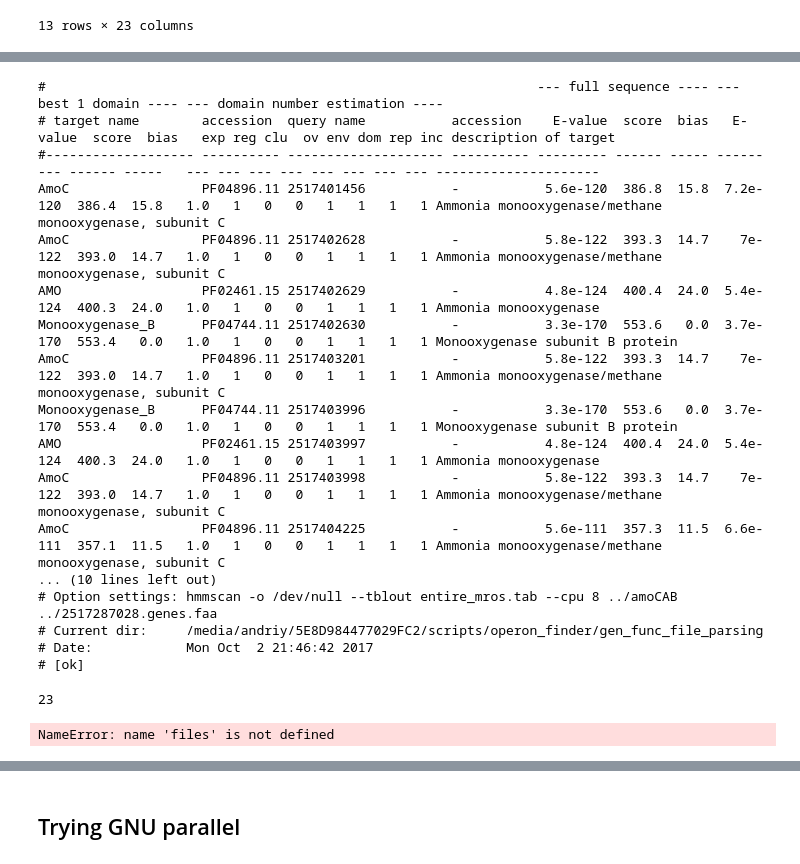
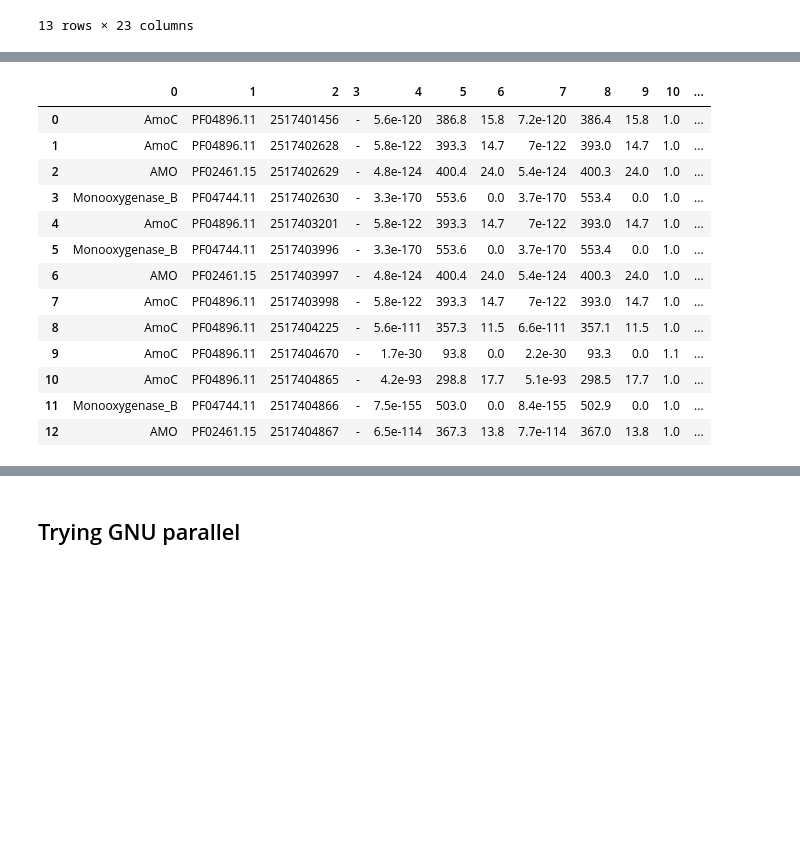
Before and after one commit to nyirock/operon_finder, a Jupyter notebook: gen_func_file_parsing/fasta_iterator.ipynb, the cells around one changed output, grey strips where cells are left out. Drawn from its saved outputs; the diff is of its cells as text; code cells hidden in the pictures; blank space fills up the shorter version.

Commit message:
working prototype when no splitting. mrosea tested

```diff
--- a/gen_func_file_parsing/fasta_iterator.ipynb
+++ b/gen_func_file_parsing/fasta_iterator.ipynb
@@ -48,0 +53,16 @@ Wall time: 109 ms
+# %%
+%%time
+
+
+with open('/tmp/tmpSqwnnp') as handle:
+    #m.rosea
+    record_dict = SeqIO.index("example.fasta", "fasta")
+    print(record_dict["2517401456"])
+
+
+
+
+    #     filename = "group_%i.fasta" % (i + 1)
+#     with open(filename, "w") as handle:
+#         count = SeqIO.write(batch, handle, "fasta")
+#     print("Wrote %i records to %s" % (count, filename))
@@ -410,5 +462,6 @@ a = "1;2;4\n3;4;5"
 # %%
-pd.DataFrame([x.split() for x in mros_entire[3:-11]])
+df=pd.DataFrame([x.split() for x in mros_entire[3:-11]])
+df
 # %% [output]
 |  | 0 | 1 | 2 | 3 | 4 | 5 | 6 | 7 | 8 | 9 | ... | ... |
 | 0 | AmoC | PF04896.11 | 2517401456 | - | 5.6e-120 | 386.8 | 15.8 | 7.2e-120 | 386.4 | 15.8 | ... | ... |
@@ -445,33 +481,31 @@ AMO                  PF02461.15 2517404867           -           6.5e-114  367.3
-# %%
-for i in mros_entire:
-    print(i)
-# %% [output]
-#                                                               --- full sequence ---- --- best 1 domain ---- --- domain number estimation ----
-# target name        accession  query name           accession    E-value  score  bias   E-value  score  bias   exp reg clu  ov env dom rep inc description of target
-#------------------- ---------- -------------------- ---------- --------- ------ ----- --------- ------ -----   --- --- --- --- --- --- --- --- ---------------------
-AmoC                 PF04896.11 2517401456           -           5.6e-120  386.8  15.8  7.2e-120  386.4  15.8   1.0   1   0   0   1   1   1   1 Ammonia monooxygenase/methane monooxygenase, subunit C
-AmoC                 PF04896.11 2517402628           -           5.8e-122  393.3  14.7    7e-122  393.0  14.7   1.0   1   0   0   1   1   1   1 Ammonia monooxygenase/methane monooxygenase, subunit C
-AMO                  PF02461.15 2517402629           -           4.8e-124  400.4  24.0  5.4e-124  400.3  24.0   1.0   1   0   0   1   1   1   1 Ammonia monooxygenase
-Monooxygenase_B      PF04744.11 2517402630           -           3.3e-170  553.6   0.0  3.7e-170  553.4   0.0   1.0   1   0   0   1   1   1   1 Monooxygenase subunit B protein
-AmoC                 PF04896.11 2517403201           -           5.8e-122  393.3  14.7    7e-122  393.0  14.7   1.0   1   0   0   1   1   1   1 Ammonia monooxygenase/methane monooxygenase, subunit C
-Monooxygenase_B      PF04744.11 2517403996           -           3.3e-170  553.6   0.0  3.7e-170  553.4   0.0   1.0   1   0   0   1   1   1   1 Monooxygenase subunit B protein
-AMO                  PF02461.15 2517403997           -           4.8e-124  400.4  24.0  5.4e-124  400.3  24.0   1.0   1   0   0   1   1   1   1 Ammonia monooxygenase
-AmoC                 PF04896.11 2517403998           -           5.8e-122  393.3  14.7    7e-122  393.0  14.7   1.0   1   0   0   1   1   1   1 Ammonia monooxygenase/methane monooxygenase, subunit C
-AmoC                 PF04896.11 2517404225           -           5.6e-111  357.3  11.5  6.6e-111  357.1  11.5   1.0   1   0   0   1   1   1   1 Ammonia monooxygenase/methane monooxygenase, subunit C
-... (10 lines left out)
-# Option settings: hmmscan -o /dev/null --tblout entire_mros.tab --cpu 8 ../amoCAB ../2517287028.genes.faa
-# Current dir:     /media/andriy/5E8D984477029FC2/scripts/operon_finder/gen_func_file_parsing
-# Date:            Mon Oct  2 21:46:42 2017
-# [ok]
-# %%
-len(mros_entire[4].split())
-# %% [output]
-23
-# %%
-for i,j in files:
-    print(i, j.name)
-# %% [output]
-NameError: name 'files' is not defined
+# %%
+def joinDescriptionColumns(descr_columns):
+    merged=''
+    for row in descr_columns:
+        if row != None:
+            merged+=row+' '
+    #print(descr_columns)
+    return merged.strip()
+# %%
+#df['period'] = df[['Year', 'quarter']].apply(lambda x: ''.join(x), axis=1)
+df[18]=df.loc[:,18:].apply(joinDescriptionColumns, axis=1)
+df=df.loc[:,:18]
+df
+# %% [output]
+|  | 0 | 1 | 2 | 3 | 4 | 5 | 6 | 7 | 8 | 9 | 10 | ... |
+| 0 | AmoC | PF04896.11 | 2517401456 | - | 5.6e-120 | 386.8 | 15.8 | 7.2e-120 | 386.4 | 15.8 | 1.0 | ... |
+| 1 | AmoC | PF04896.11 | 2517402628 | - | 5.8e-122 | 393.3 | 14.7 | 7e-122 | 393.0 | 14.7 | 1.0 | ... |
+| 2 | AMO | PF02461.15 | 2517402629 | - | 4.8e-124 | 400.4 | 24.0 | 5.4e-124 | 400.3 | 24.0 | 1.0 | ... |
+| 3 | Monooxygenase_B | PF04744.11 | 2517402630 | - | 3.3e-170 | 553.6 | 0.0 | 3.7e-170 | 553.4 | 0.0 | 1.0 | ... |
+| 4 | AmoC | PF04896.11 | 2517403201 | - | 5.8e-122 | 393.3 | 14.7 | 7e-122 | 393.0 | 14.7 | 1.0 | ... |
+| 5 | Monooxygenase_B | PF04744.11 | 2517403996 | - | 3.3e-170 | 553.6 | 0.0 | 3.7e-170 | 553.4 | 0.0 | 1.0 | ... |
+| 6 | AMO | PF02461.15 | 2517403997 | - | 4.8e-124 | 400.4 | 24.0 | 5.4e-124 | 400.3 | 24.0 | 1.0 | ... |
+| 7 | AmoC | PF04896.11 | 2517403998 | - | 5.8e-122 | 393.3 | 14.7 | 7e-122 | 393.0 | 14.7 | 1.0 | ... |
+| 8 | AmoC | PF04896.11 | 2517404225 | - | 5.6e-111 | 357.3 | 11.5 | 6.6e-111 | 357.1 | 11.5 | 1.0 | ... |
+| 9 | AmoC | PF04896.11 | 2517404670 | - | 1.7e-30 | 93.8 | 0.0 | 2.2e-30 | 93.3 | 0.0 | 1.1 | ... |
+| 10 | AmoC | PF04896.11 | 2517404865 | - | 4.2e-93 | 298.8 | 17.7 | 5.1e-93 | 298.5 | 17.7 | 1.0 | ... |
+| 11 | Monooxygenase_B | PF04744.11 | 2517404866 | - | 7.5e-155 | 503.0 | 0.0 | 8.4e-155 | 502.9 | 0.0 | 1.0 | ... |
+| 12 | AMO | PF02461.15 | 2517404867 | - | 6.5e-114 | 367.3 | 13.8 | 7.7e-114 | 367.0 | 13.8 | 1.0 | ... |
 # %%
 %%time
 import os
```
Also changed, not shown: parts of 88 cells of this notebook, 3 other files.
